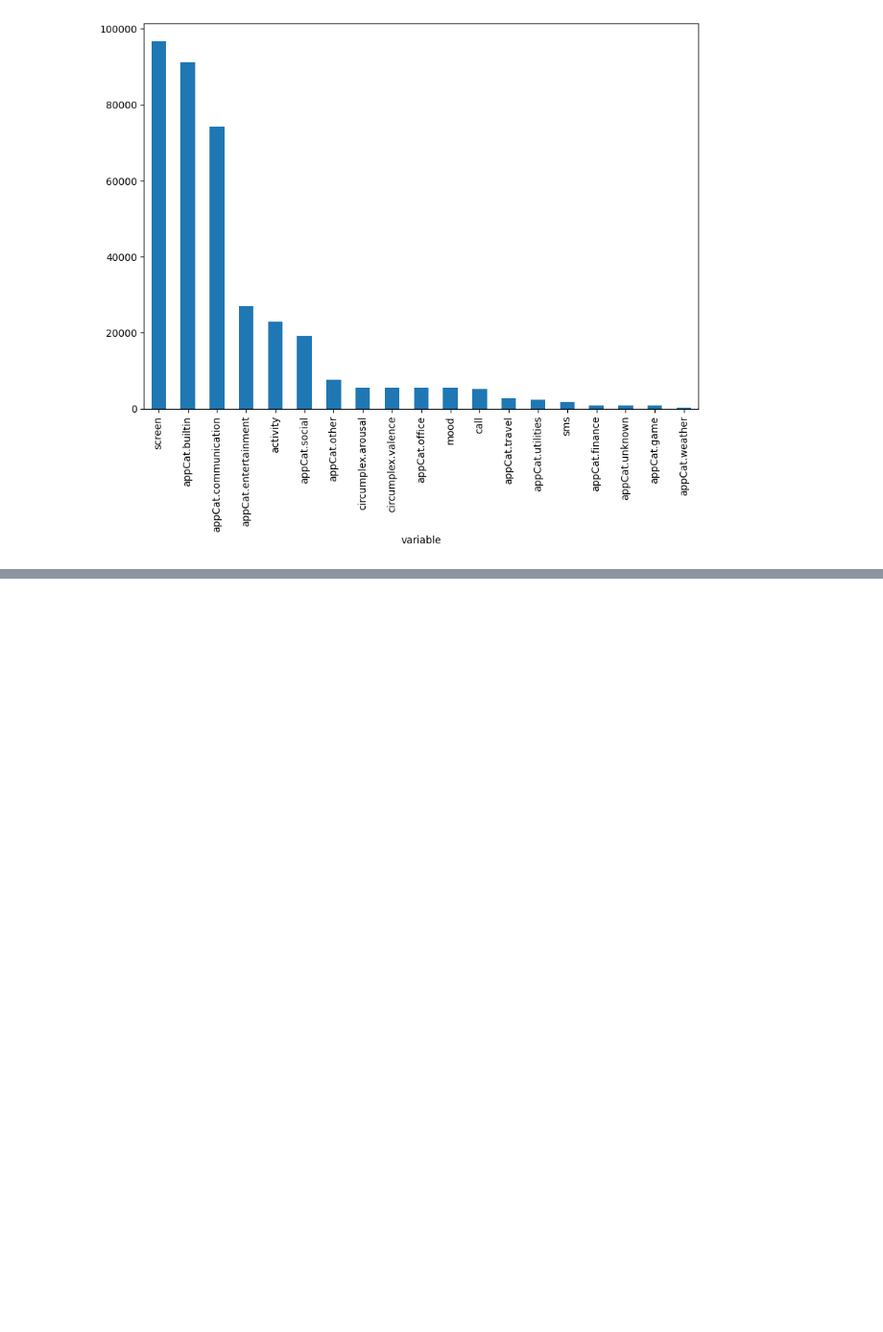
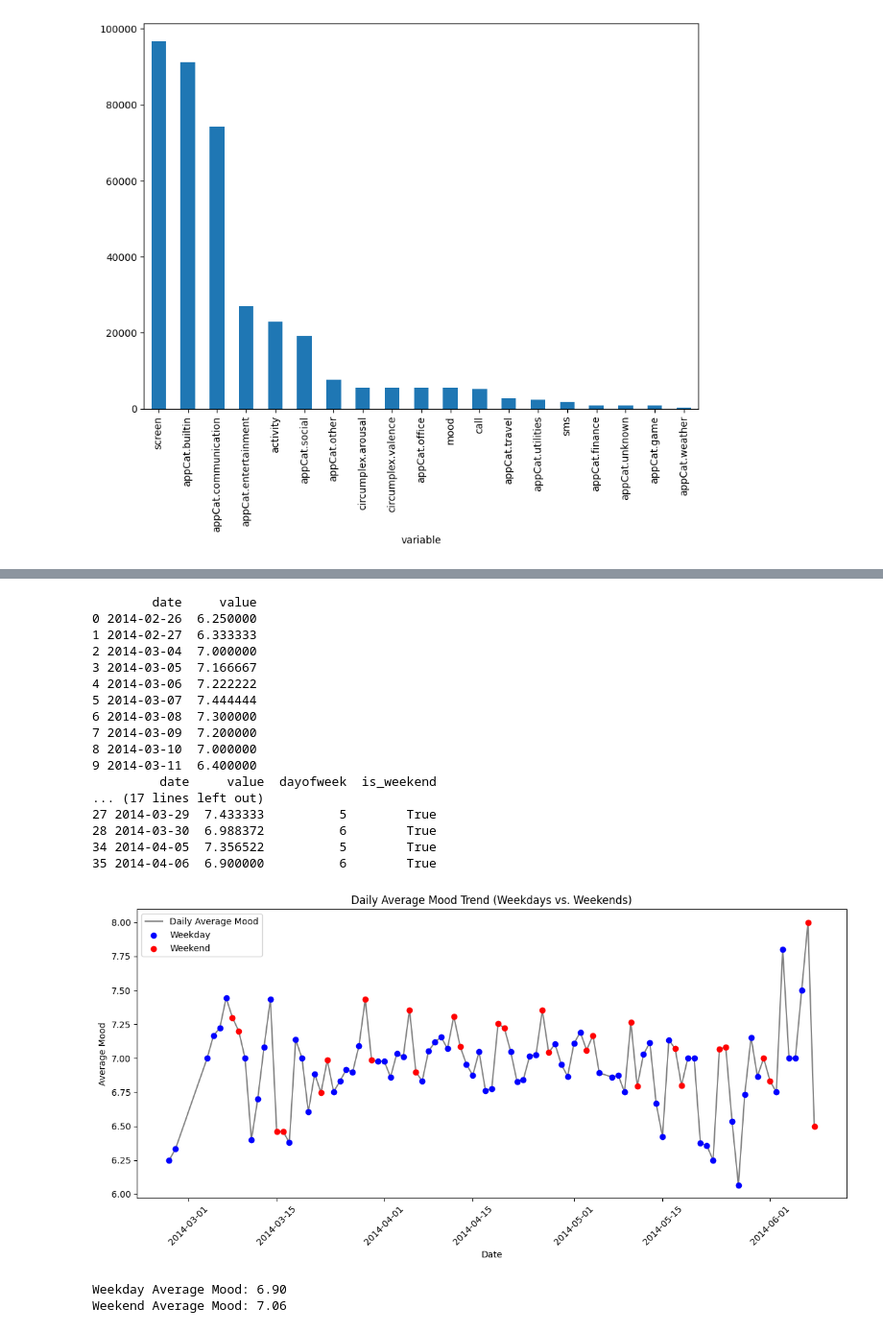
Before and after one commit to prathmesh-awate/Coastalbelt, a Jupyter notebook: main.ipynb, the cells around one changed output, grey strips where cells are left out. Shown at 96% size. Drawn from its saved outputs; the diff is of its cells as text; code cells hidden in the pictures; blank space fills up the shorter version.

```diff
--- a/main.ipynb
+++ b/main.ipynb
@@ -361,0 +175,64 @@ dtype: int64
+# %%
+# -----------------------------
+# Chart 2: Aggregated Daily Trends
+# -----------------------------
+# Create a new column for date (dropping the time part)
+df_mood['date'] = df_mood['time'].dt.date
+
+# Compute the daily average mood
+daily_avg = df_mood.groupby('date')['value'].mean().reset_index()
+daily_avg['date'] = pd.to_datetime(daily_avg['date'])
+print(daily_avg.head(10))
+
+# Determine if a day is a weekend (Saturday=5, Sunday=6)
+daily_avg['dayofweek'] = daily_avg['date'].dt.dayofweek
+daily_avg['is_weekend'] = daily_avg['dayofweek'] >= 5
+
+# Separate data for weekdays and weekends
+weekday_data = daily_avg[~daily_avg['is_weekend']]
+weekend_data = daily_avg[daily_avg['is_weekend']]
+print(weekday_data.head(10))
+print(weekend_data.head(10))
+
+# Plot the overall daily trend as a line
+plt.figure(figsize=(12, 6))
+plt.plot(daily_avg['date'], daily_avg['value'], linestyle='-', color='gray', label='Daily Average Mood')
+
+# Overlay weekday and weekend points with different colors
+plt.scatter(weekday_data['date'], weekday_data['value'], color='blue', label='Weekday', zorder=5)
+plt.scatter(weekend_data['date'], weekend_data['value'], color='red', label='Weekend', zorder=5)
+
+plt.title('Daily Average Mood Trend (Weekdays vs. Weekends)')
+plt.xlabel('Date')
+plt.ylabel('Average Mood')
+plt.xticks(rotation=45)
+plt.legend()
+plt.tight_layout()
+plt.show()
+
+# Calculate average mood for weekdays and weekends
+weekday_avg = daily_avg[~daily_avg['is_weekend']]['value'].mean()
+weekend_avg = daily_avg[daily_avg['is_weekend']]['value'].mean()
+print(f"Weekday Average Mood: {weekday_avg:.2f}")
+print(f"Weekend Average Mood: {weekend_avg:.2f}")
+# %% [output]
+        date     value
+0 2014-02-26  6.250000
+1 2014-02-27  6.333333
+2 2014-03-04  7.000000
+3 2014-03-05  7.166667
+4 2014-03-06  7.222222
+5 2014-03-07  7.444444
+6 2014-03-08  7.300000
+7 2014-03-09  7.200000
+8 2014-03-10  7.000000
+9 2014-03-11  6.400000
+         date     value  dayofweek  is_weekend
+... (17 lines left out)
+27 2014-03-29  7.433333          5        True
+28 2014-03-30  6.988372          6        True
+34 2014-04-05  7.356522          5        True
+35 2014-04-06  6.900000          6        True
+[figure, added]
+Weekday Average Mood: 6.90
+Weekend Average Mood: 7.06
```
Also changed, not shown: parts of 50 cells of this notebook.
